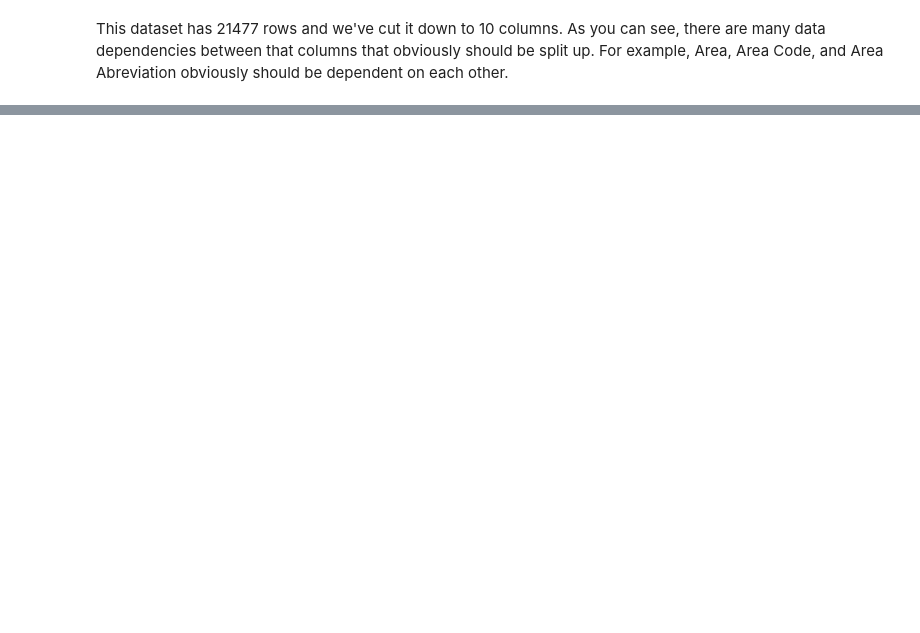
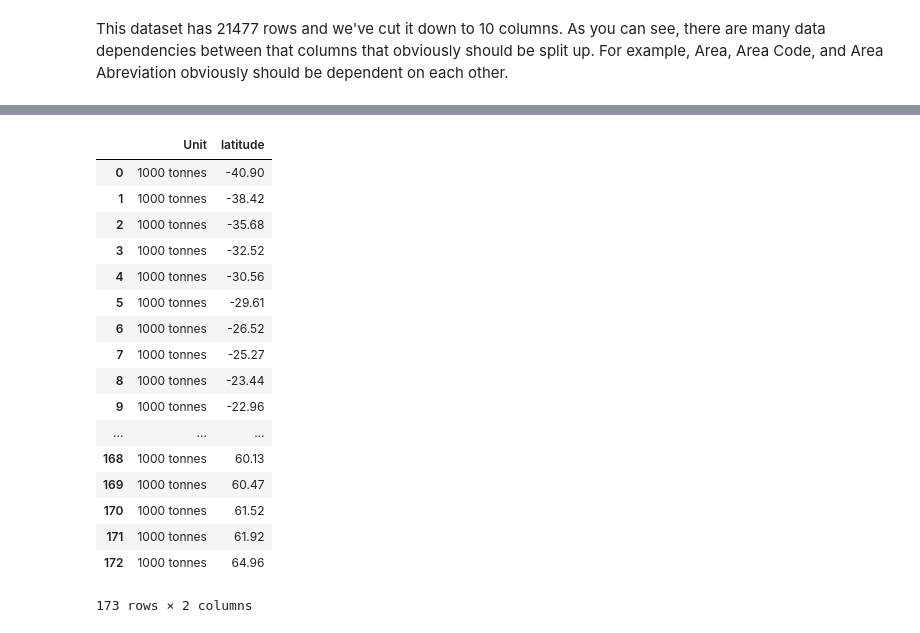
Before and after one commit to alteryx/autonormalize, a Jupyter notebook: DEMO FOOD.ipynb, the cells around one changed output, grey strips where cells are left out. Cells and saved outputs as stored; diff of their text form; code cells hidden in the pictures; blank space fills up the shorter version.

```diff
--- a/DEMO FOOD.ipynb
+++ b/DEMO FOOD.ipynb
@@ -100,0 +94,21 @@ new_dfs
+# %%
+new_dfs[2]
+# %% [output]
+|  | Unit | latitude |
+| 0 | 1000 tonnes | -40.90 |
+| 1 | 1000 tonnes | -38.42 |
+| 2 | 1000 tonnes | -35.68 |
+| 3 | 1000 tonnes | -32.52 |
+| 4 | 1000 tonnes | -30.56 |
+| 5 | 1000 tonnes | -29.61 |
+| 6 | 1000 tonnes | -26.52 |
+| 7 | 1000 tonnes | -25.27 |
+| 8 | 1000 tonnes | -23.44 |
+| 9 | 1000 tonnes | -22.96 |
+| ... | ... | ... |
+| 168 | 1000 tonnes | 60.13 |
+| 169 | 1000 tonnes | 60.47 |
+| 170 | 1000 tonnes | 61.52 |
+| 171 | 1000 tonnes | 61.92 |
+| 172 | 1000 tonnes | 64.96 |
+173 rows × 2 columns
```
Also changed, not shown: parts of 6 cells of this notebook, 6 other files.
